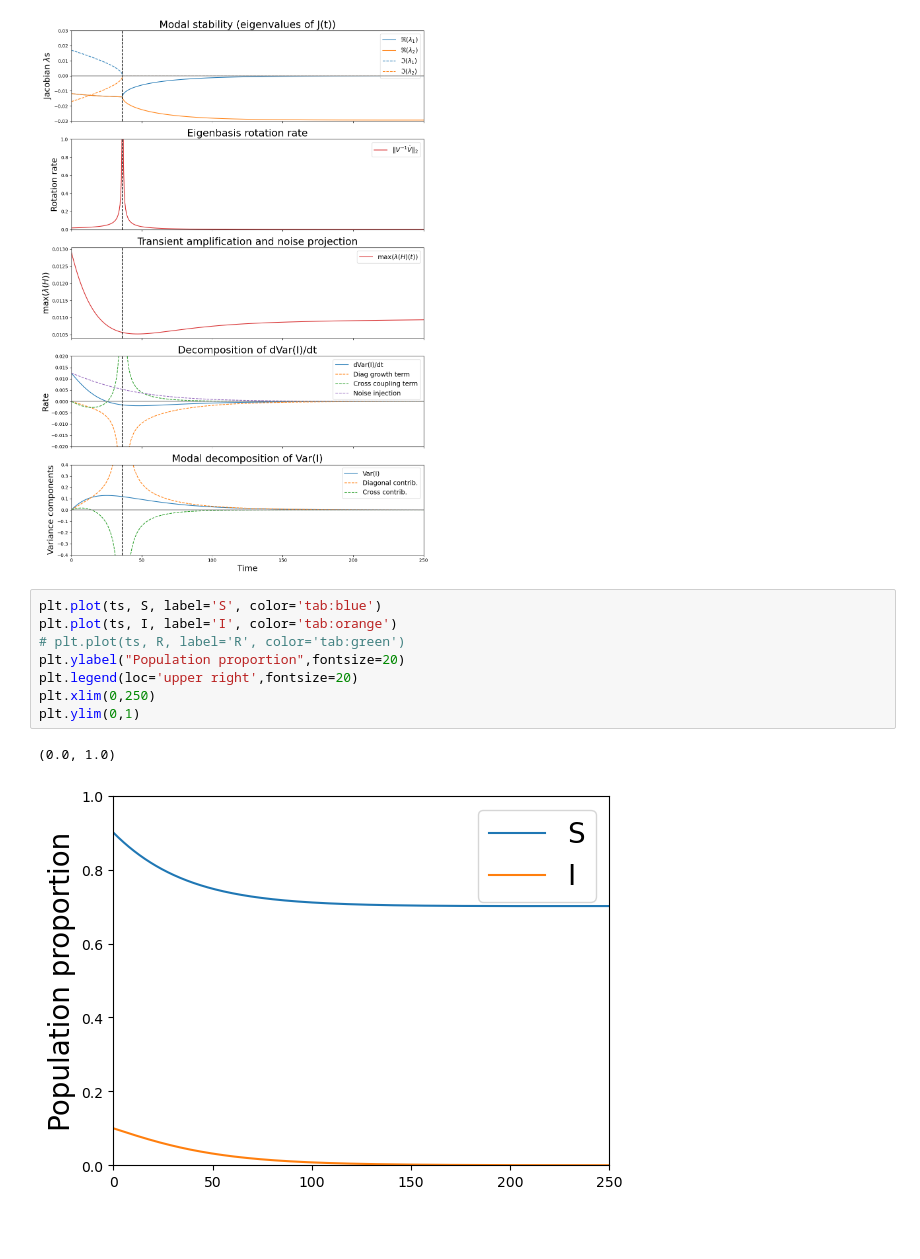
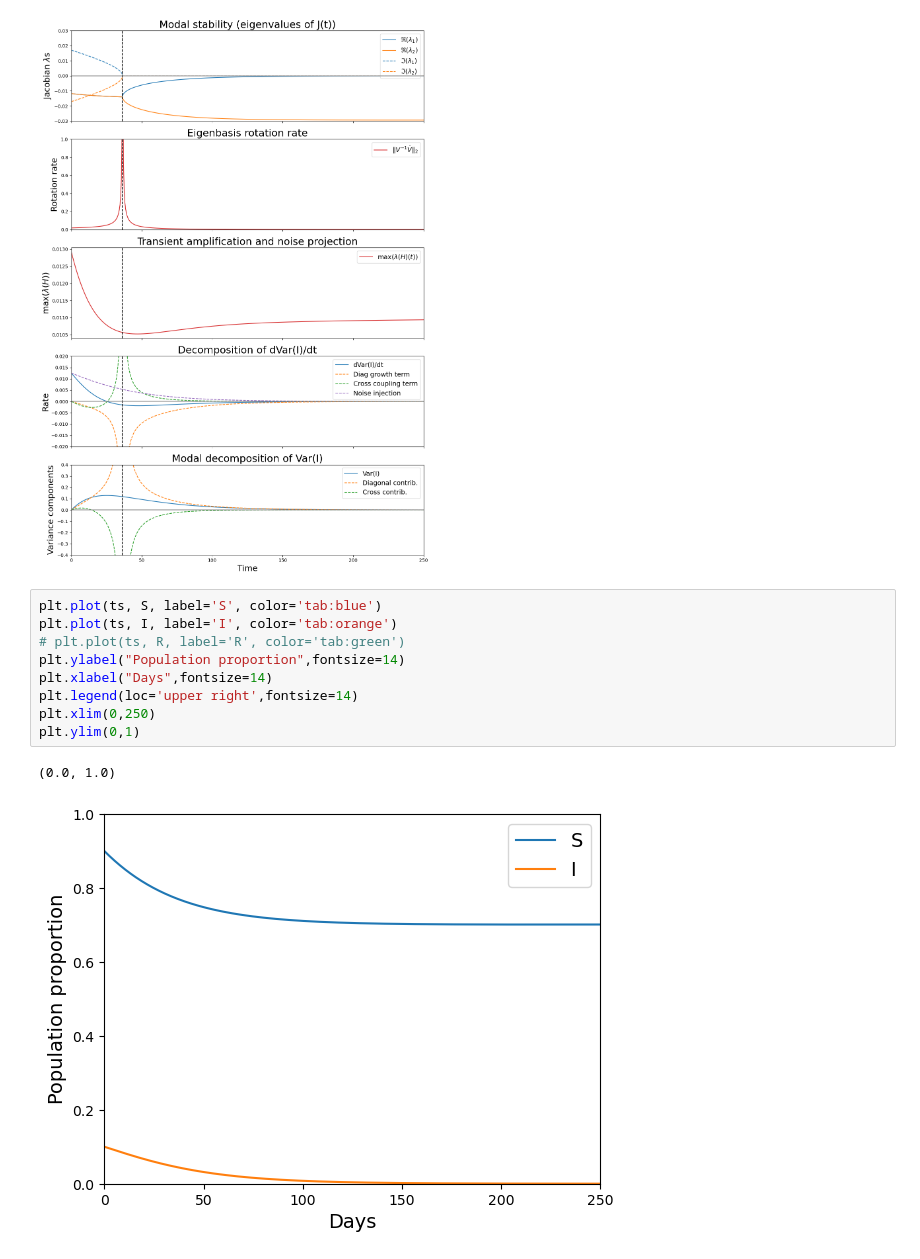
Before and after one commit to joshlooks/non-stationary-ews, a Jupyter notebook: trajectory_jacobian_sir.ipynb, the cells around one changed output. Saved outputs shown, nothing was run; the diff lists cells and outputs as text; blank space fills up the shorter version.

```diff
--- a/trajectory_jacobian_sir.ipynb
+++ b/trajectory_jacobian_sir.ipynb
@@ -972,14 +989,15 @@ plt.show()
 # %%
 plt.plot(ts, S, label='S', color='tab:blue')
 plt.plot(ts, I, label='I', color='tab:orange')
 # plt.plot(ts, R, label='R', color='tab:green')
-plt.ylabel("Population proportion",fontsize=20)
-plt.legend(loc='upper right',fontsize=20)
+plt.ylabel("Population proportion",fontsize=14)
+plt.xlabel("Days",fontsize=14)
+plt.legend(loc='upper right',fontsize=14)
 plt.xlim(0,250)
 plt.ylim(0,1)
 # %% [output]
 (0.0, 1.0)
-[figure, old version]
+[figure, new version]
 # %%
 params = {
     'beta': b1,  # transmission rate
```
Also changed, not shown: parts of 13 cells of this notebook, 2 other files.
